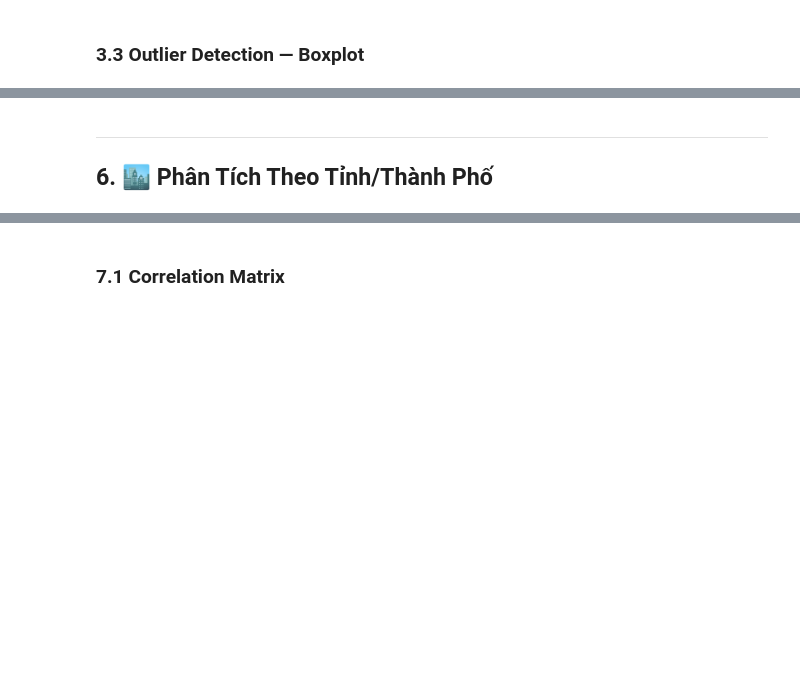
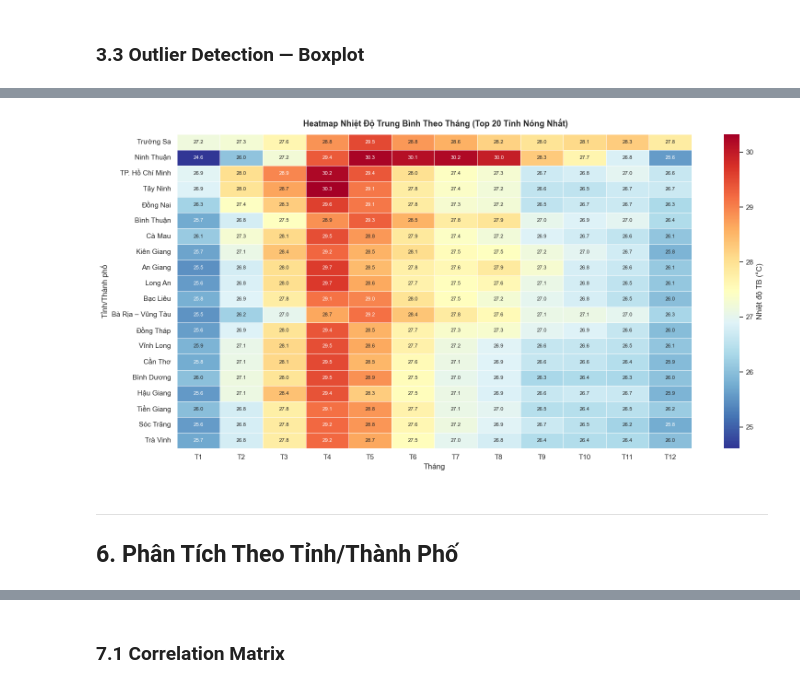
Before and after one commit to ltchcmus/-DataVis--WeatherVietNam, a Jupyter notebook: notebooks/EDA.ipynb, the cells around one changed output, grey strips where cells are left out. Cells and saved outputs as stored; diff of their text form; code cells hidden in the pictures; blank space fills up the shorter version.

```diff
--- a/notebooks/EDA.ipynb
+++ b/notebooks/EDA.ipynb
@@ -311,23 +428,25 @@ plt.show()
 # %%
 # Heatmap nhiệt độ theo tỉnh x tháng (Top 20 tỉnh nóng nhất)
 heat_data = df.groupby(['province', 'month'])['temperature_mean'].mean().unstack()
 top20 = df.groupby('province')['temperature_mean'].mean().nlargest(20).index
 heat_data_top = heat_data.loc[top20]
 
 fig, ax = plt.subplots(figsize=(16, 8))
 sns.heatmap(heat_data_top, cmap='RdYlBu_r', annot=True, fmt='.1f',
             annot_kws={'size': 8}, linewidths=0.5,
             cbar_kws={'label': 'Nhiệt độ TB (°C)'},
             xticklabels=months_label, ax=ax)
-ax.set_title('🌡️ Heatmap Nhiệt Độ Trung Bình Theo Tháng (Top 20 Tỉnh Nóng Nhất)',
+ax.set_title(' Heatmap Nhiệt Độ Trung Bình Theo Tháng (Top 20 Tỉnh Nóng Nhất)',
              fontsize=13, fontweight='bold', pad=12)
 ax.set_xlabel('Tháng'); ax.set_ylabel('Tỉnh/Thành phố')
 plt.tight_layout()
 plt.show()
+# %% [output]
+[figure, added]
 # %% [markdown]
 ---
 
-## 6. 🏙️ Phân Tích Theo Tỉnh/Thành Phố
+## 6. Phân Tích Theo Tỉnh/Thành Phố
 # %%
 province_stats = df.groupby('province').agg(
     temp_mean=('temperature_mean', 'mean'),
```
Also changed, not shown: parts of 43 cells of this notebook.
